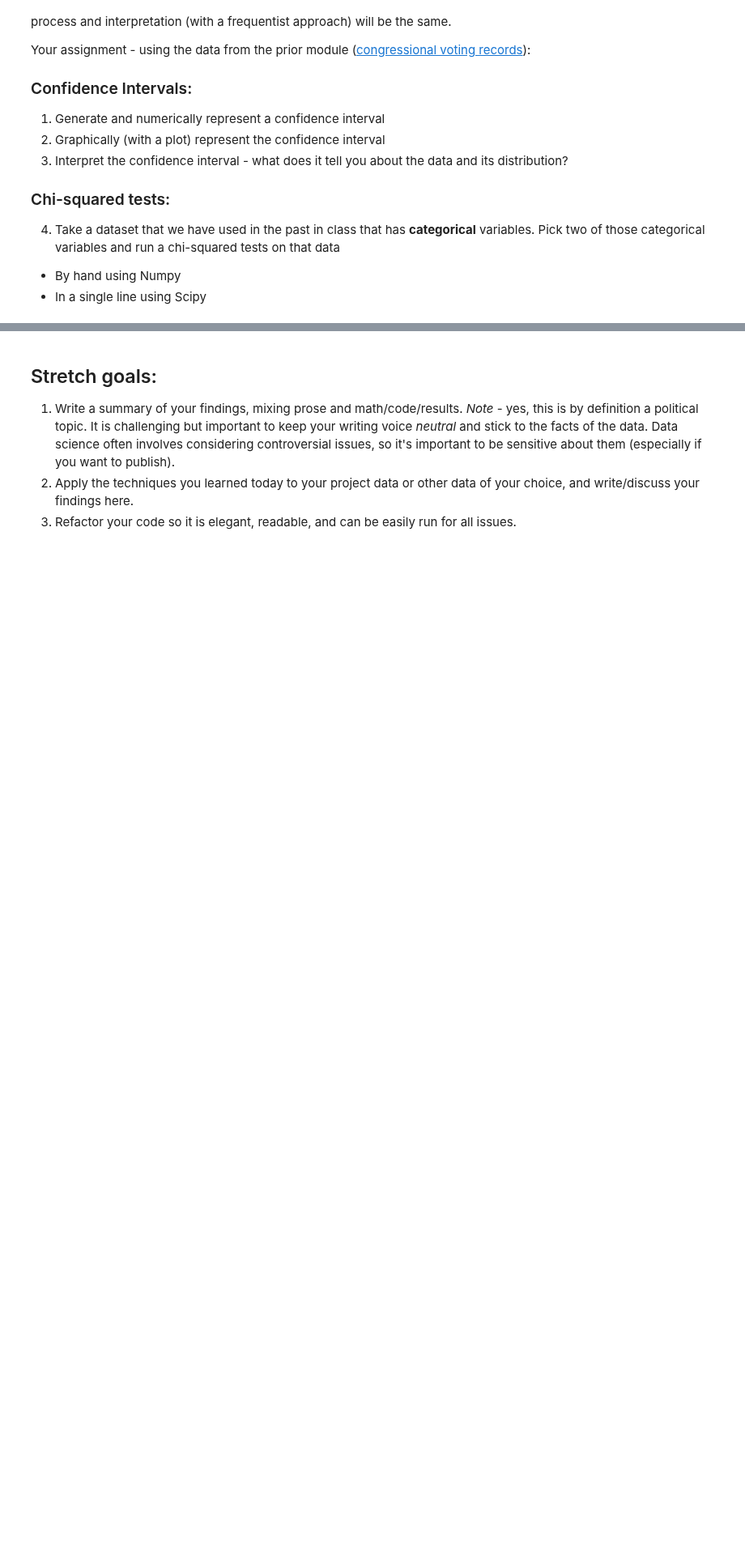
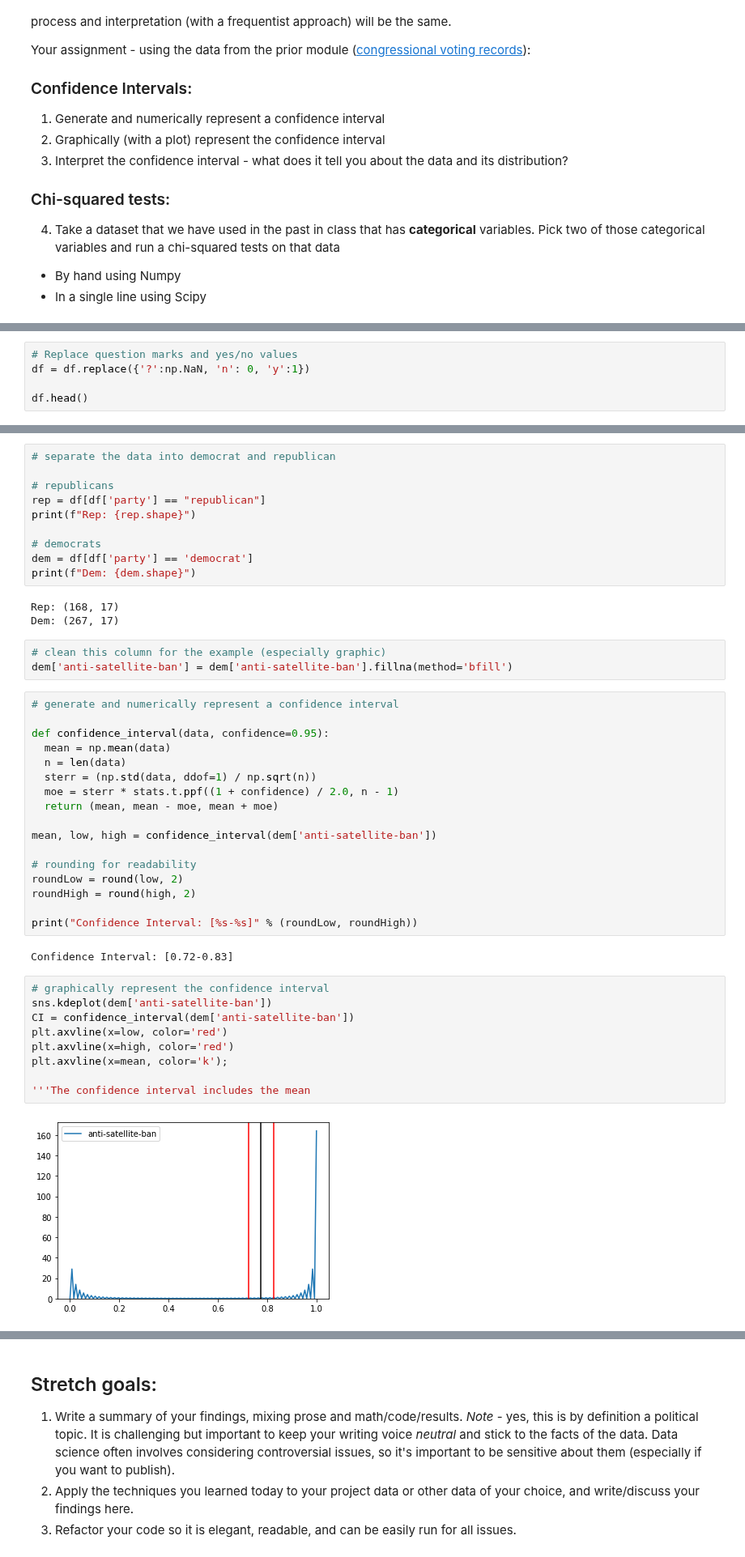
Before and after one commit to bloominstituteoftechnology/DS-Unit-1-Sprint-2-Statistics, a Jupyter notebook: module2/LS_DS_122_Sampling_Confidence_Intervals_and_Hypothesis_Testing_Assignment.ipynb, the cells around one changed output, grey strips where cells are left out. Shown at 81% size. Saved outputs shown, nothing was run; the diff lists cells and outputs as text; blank space fills up the shorter version.

```diff
--- a/module2/LS_DS_122_Sampling_Confidence_Intervals_and_Hypothesis_Testing_Assignment.ipynb
+++ b/module2/LS_DS_122_Sampling_Confidence_Intervals_and_Hypothesis_Testing_Assignment.ipynb
@@ -31,0 +72,5 @@ Your assignment - using the data from the prior module ([congressional voting re
+# %%
+# Replace question marks and yes/no values
+df = df.replace({'?':np.NaN, 'n': 0, 'y':1})
+
+df.head()
@@ -31,0 +84,46 @@ Your assignment - using the data from the prior module ([congressional voting re
+# %%
+# separate the data into democrat and republican
+
+# republicans
+rep = df[df['party'] == "republican"]
+print(f"Rep: {rep.shape}")
+
+# democrats
+dem = df[df['party'] == 'democrat']
+print(f"Dem: {dem.shape}")
+# %% [output]
+Rep: (168, 17)
+Dem: (267, 17)
+# %%
+# clean this column for the example (especially graphic)
+dem['anti-satellite-ban'] = dem['anti-satellite-ban'].fillna(method='bfill')
+# %%
+# generate and numerically represent a confidence interval
+
+def confidence_interval(data, confidence=0.95):
+  mean = np.mean(data)
+  n = len(data)
+  sterr = (np.std(data, ddof=1) / np.sqrt(n))
+  moe = sterr * stats.t.ppf((1 + confidence) / 2.0, n - 1)
+  return (mean, mean - moe, mean + moe)
+
+mean, low, high = confidence_interval(dem['anti-satellite-ban'])
+
+# rounding for readability
+roundLow = round(low, 2)
+roundHigh = round(high, 2)
+
+print("Confidence Interval: [%s-%s]" % (roundLow, roundHigh))
+# %% [output]
+Confidence Interval: [0.72-0.83]
+# %%
+# graphically represent the confidence interval
+sns.kdeplot(dem['anti-satellite-ban'])
+CI = confidence_interval(dem['anti-satellite-ban'])
+plt.axvline(x=low, color='red')
+plt.axvline(x=high, color='red')
+plt.axvline(x=mean, color='k');
+
+'''The confidence interval includes the mean
+# %% [output]
+[figure, added]
```
Also changed, not shown: parts of 10 cells of this notebook.
